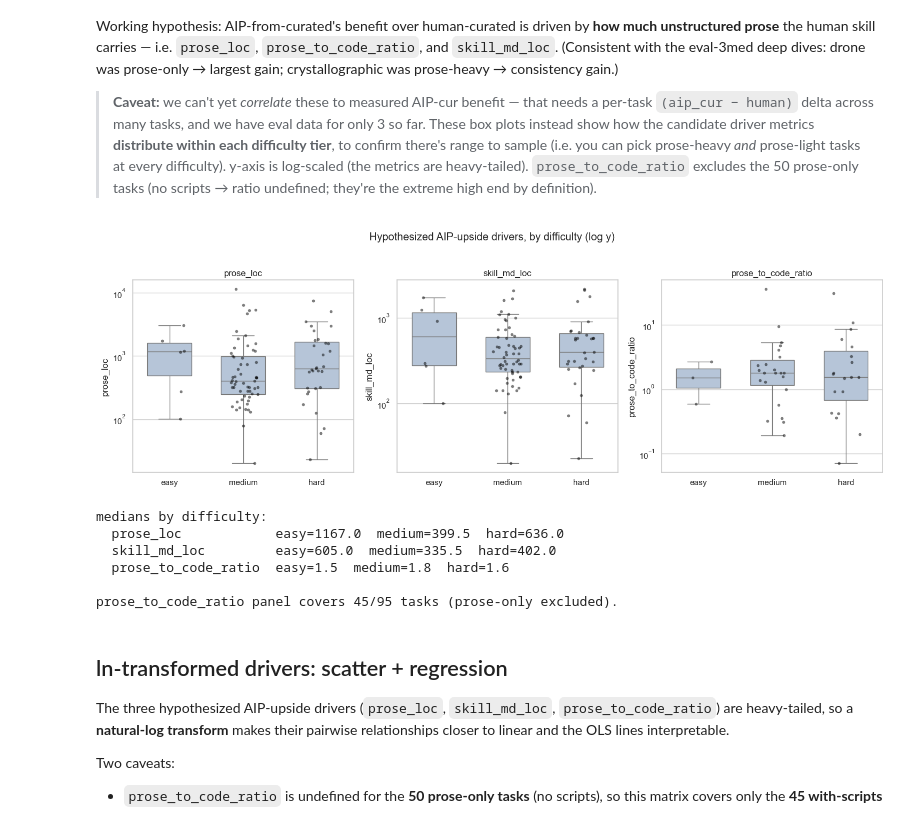
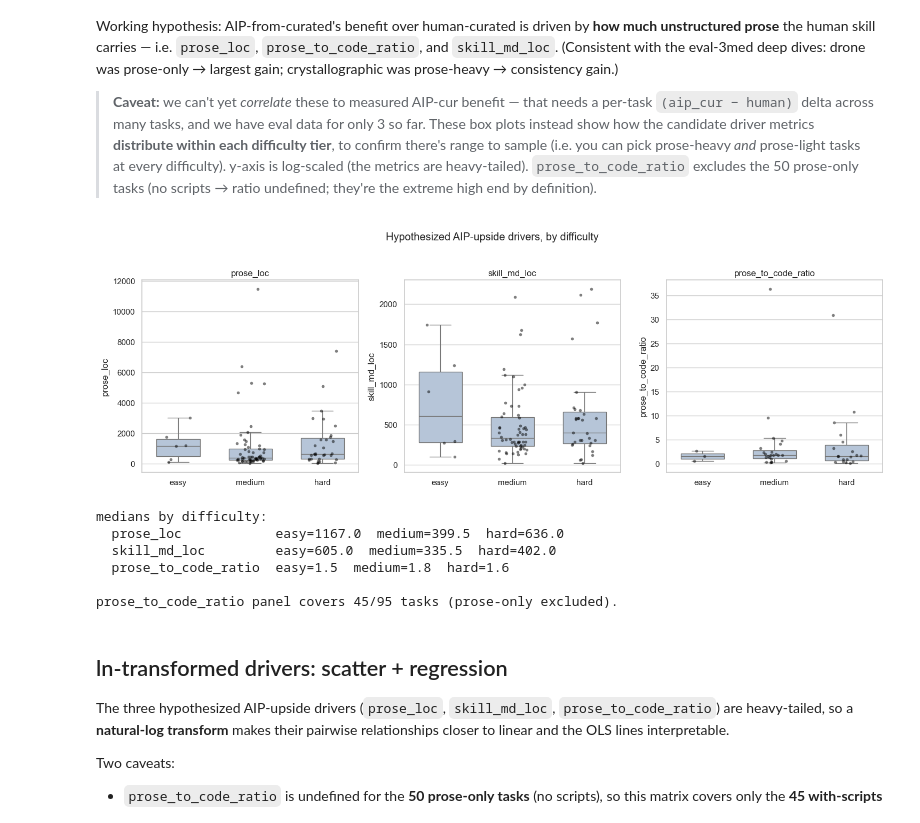
Before and after one commit to zach-blumenfeld/aip-skillbench, a Jupyter notebook: skill-analysis/skill_correlations.ipynb, the cells around one changed output. Saved outputs shown, nothing was run; the diff lists cells and outputs as text; code cells hidden in the pictures.

```diff
--- a/skill-analysis/skill_correlations.ipynb
+++ b/skill-analysis/skill_correlations.ipynb
@@ -114,32 +114,31 @@ Working hypothesis: AIP-from-curated's benefit over human-curated is driven by *
 # %%
 order = ["easy", "medium", "hard"]
 box_metrics = ["prose_loc", "skill_md_loc", "prose_to_code_ratio"]
 
 fig, axes = plt.subplots(1, 3, figsize=(15, 4.8))
 for ax, metric in zip(axes, box_metrics):
     d = df.copy()
     d[metric] = pd.to_numeric(d[metric], errors="coerce")
     sub = d.dropna(subset=[metric])
     sns.boxplot(data=sub, x="difficulty", y=metric, order=order, ax=ax,
                 color="lightsteelblue", fliersize=0, width=0.6)
     sns.stripplot(data=sub, x="difficulty", y=metric, order=order, ax=ax,
                   color="black", alpha=0.5, size=4, jitter=0.2)
-    ax.set_yscale("log")
     ax.set_title(metric)
     ax.set_xlabel("")
-fig.suptitle("Hypothesized AIP-upside drivers, by difficulty (log y)", y=1.03)
+fig.suptitle("Hypothesized AIP-upside drivers, by difficulty", y=1.03)
 plt.tight_layout()
 plt.show()
 
 # medians by difficulty + coverage note for the ratio panel
 print("medians by difficulty:")
 for m in box_metrics:
     s = df.assign(_v=pd.to_numeric(df[m], errors="coerce")).groupby("difficulty")["_v"].median().reindex(order)
     print(f"  {m:20s} easy={s['easy']:.1f}  medium={s['medium']:.1f}  hard={s['hard']:.1f}")
 n_ratio = pd.to_numeric(df["prose_to_code_ratio"], errors="coerce").notna().sum()
 print(f"\nprose_to_code_ratio panel covers {n_ratio}/{len(df)} tasks (prose-only excluded).")
 # %% [output]
-[figure, old version]
+[figure, new version]
 medians by difficulty:
   prose_loc            easy=1167.0  medium=399.5  hard=636.0
   skill_md_loc         easy=605.0  medium=335.5  hard=402.0
```
Also changed, not shown: parts of 11 cells of this notebook, 8 other files.
